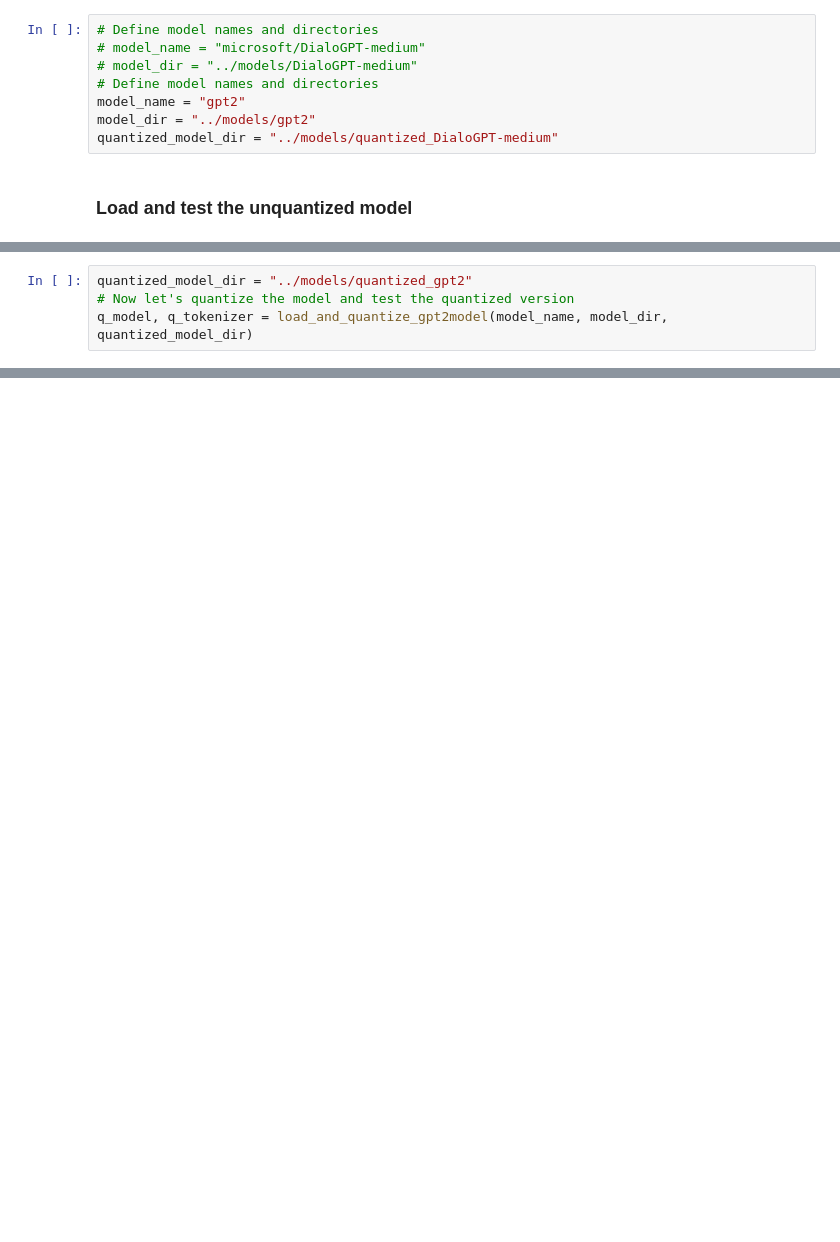
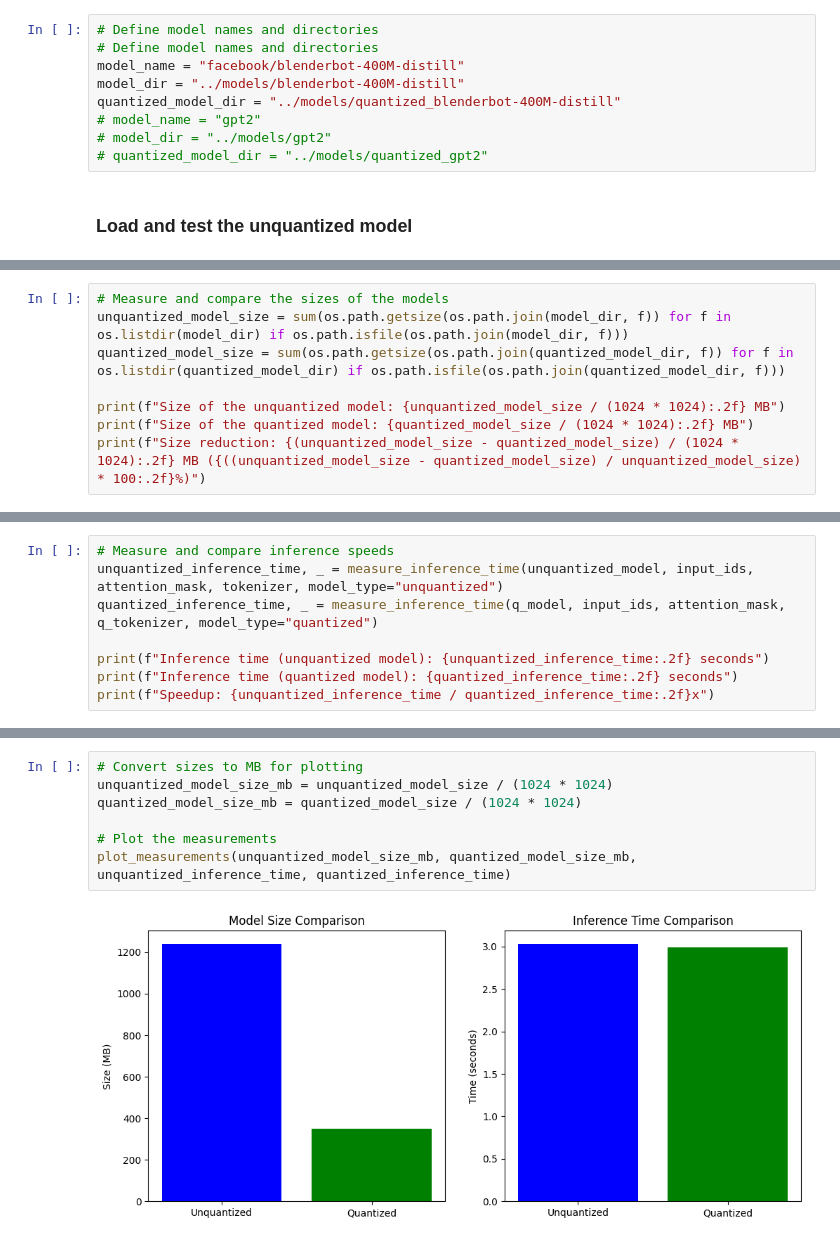
Before and after one commit to SMU-MSCSAI/llm-on-edge, a Jupyter notebook: codes/quantize_model.ipynb, the cells around one changed output, grey strips where cells are left out. Saved outputs shown, nothing was run; the diff lists cells and outputs as text; blank space fills up the shorter version.

```diff
--- a/codes/quantize_model.ipynb
+++ b/codes/quantize_model.ipynb
@@ -14,11 +14,12 @@ from codes.helpers import load_and_save_model, load_and_quantize_gpt2model
 # %%
 # Define model names and directories
-# model_name = "microsoft/DialoGPT-medium"
-# model_dir = "../models/DialoGPT-medium"
 # Define model names and directories
-model_name = "gpt2"
-model_dir = "../models/gpt2"
-quantized_model_dir = "../models/quantized_DialoGPT-medium"
+model_name = "facebook/blenderbot-400M-distill"
+model_dir = "../models/blenderbot-400M-distill"
+quantized_model_dir = "../models/quantized_blenderbot-400M-distill"
+# model_name = "gpt2"
+# model_dir = "../models/gpt2"
+# quantized_model_dir = "../models/quantized_gpt2"
 # %% [markdown]
 ### Load and test the unquantized model
 # %%
@@ -68,4 +68,0 @@ Might as well make it a whole lot easier for people to use my iPhone in the futu
-# %%
-quantized_model_dir = "../models/quantized_gpt2"
-# Now let's quantize the model and test the quantized version
-q_model, q_tokenizer = load_and_quantize_gpt2model(model_name, model_dir, quantized_model_dir)
@@ -110,0 +100,8 @@ That's when my daughter came in. A few minutes later a woman who was at her moth
+# %%
+# Measure and compare the sizes of the models
+unquantized_model_size = sum(os.path.getsize(os.path.join(model_dir, f)) for f in os.listdir(model_dir) if os.path.isfile(os.path.join(model_dir, f)))
+quantized_model_size = sum(os.path.getsize(os.path.join(quantized_model_dir, f)) for f in os.listdir(quantized_model_dir) if os.path.isfile(os.path.join(quantized_model_dir, f)))
+
+print(f"Size of the unquantized model: {unquantized_model_size / (1024 * 1024):.2f} MB")
+print(f"Size of the quantized model: {quantized_model_size / (1024 * 1024):.2f} MB")
+print(f"Size reduction: {(unquantized_model_size - quantized_model_size) / (1024 * 1024):.2f} MB ({((unquantized_model_size - quantized_model_size) / unquantized_model_size) * 100:.2f}%)")
@@ -110,0 +125,8 @@ That's when my daughter came in. A few minutes later a woman who was at her moth
+# %%
+# Measure and compare inference speeds
+unquantized_inference_time, _ = measure_inference_time(unquantized_model, input_ids, attention_mask, tokenizer, model_type="unquantized")
+quantized_inference_time, _ = measure_inference_time(q_model, input_ids, attention_mask, q_tokenizer, model_type="quantized")
+
+print(f"Inference time (unquantized model): {unquantized_inference_time:.2f} seconds")
+print(f"Inference time (quantized model): {quantized_inference_time:.2f} seconds")
+print(f"Speedup: {unquantized_inference_time / quantized_inference_time:.2f}x")
@@ -110,0 +143,9 @@ That's when my daughter came in. A few minutes later a woman who was at her moth
+# %%
+# Convert sizes to MB for plotting
+unquantized_model_size_mb = unquantized_model_size / (1024 * 1024)
+quantized_model_size_mb = quantized_model_size / (1024 * 1024)
+
+# Plot the measurements
+plot_measurements(unquantized_model_size_mb, quantized_model_size_mb, unquantized_inference_time, quantized_inference_time)
+# %% [output]
+[figure, added]
```
Also changed, not shown: parts of 13 cells of this notebook, 1 other file.
